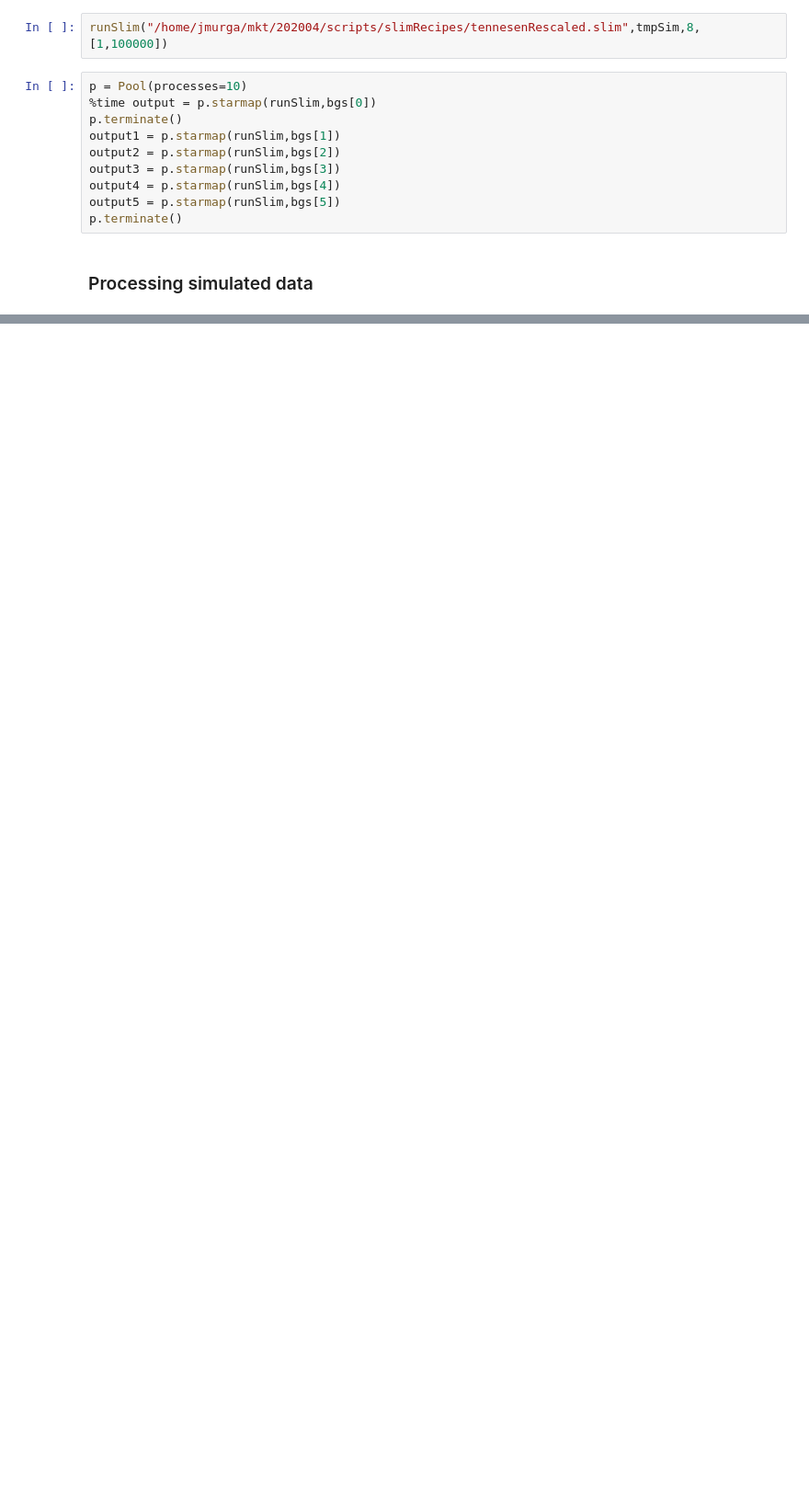
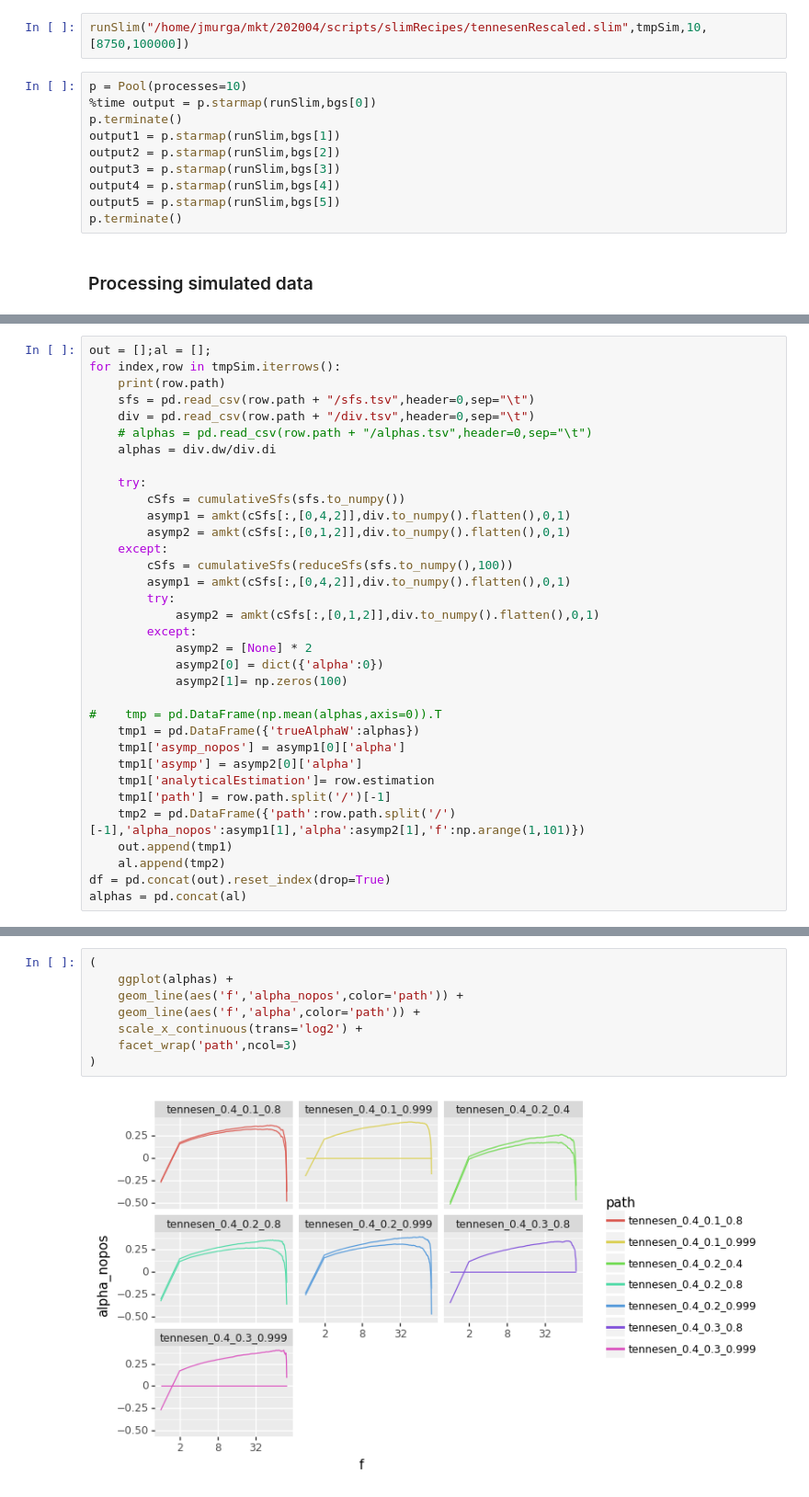
Before and after one commit to jmurga/abcmk_simulations, a Jupyter notebook: scripts/notebooks/bgsSimulations.ipynb, the cells around one changed output, grey strips where cells are left out. Shown: that part at 92% size. Cells and saved outputs as stored; diff of their text form; blank space fills up the shorter version.

Commit message:
new read, tables

```diff
--- a/scripts/notebooks/bgsSimulations.ipynb
+++ b/scripts/notebooks/bgsSimulations.ipynb
@@ -422,7 +432,7 @@ def runSlim(recipe,simTable,threads,replicas,slimPath="/home/jmurga/.conda/envs/
 
     process = subprocess.run(tmp, shell=True,check=True,executable='/bin/bash')
 # %%
-runSlim("/home/jmurga/mkt/202004/scripts/slimRecipes/tennesenRescaled.slim",tmpSim,8,[1,100000])
+runSlim("/home/jmurga/mkt/202004/scripts/slimRecipes/tennesenRescaled.slim",tmpSim,10,[8750,100000])
 # %%
 p = Pool(processes=10)
 %time output = p.starmap(runSlim,bgs[0])
@@ -462,0 +454,34 @@ df.set_index(tmpSim.path.apply(lambda row: row.split('/')[-1]))
+# %%
+out = [];al = [];
+for index,row in tmpSim.iterrows():
+    print(row.path)
+    sfs = pd.read_csv(row.path + "/sfs.tsv",header=0,sep="\t")
+    div = pd.read_csv(row.path + "/div.tsv",header=0,sep="\t")
+    # alphas = pd.read_csv(row.path + "/alphas.tsv",header=0,sep="\t")
+    alphas = div.dw/div.di
+
+    try:
+        cSfs = cumulativeSfs(sfs.to_numpy())
+        asymp1 = amkt(cSfs[:,[0,4,2]],div.to_numpy().flatten(),0,1)
+        asymp2 = amkt(cSfs[:,[0,1,2]],div.to_numpy().flatten(),0,1)
+    except:
+        cSfs = cumulativeSfs(reduceSfs(sfs.to_numpy(),100))
+        asymp1 = amkt(cSfs[:,[0,4,2]],div.to_numpy().flatten(),0,1)
+        try:
+            asymp2 = amkt(cSfs[:,[0,1,2]],div.to_numpy().flatten(),0,1)
+        except:
+            asymp2 = [None] * 2
+            asymp2[0] = dict({'alpha':0})
+            asymp2[1]= np.zeros(100)
+
+#    tmp = pd.DataFrame(np.mean(alphas,axis=0)).T
+    tmp1 = pd.DataFrame({'trueAlphaW':alphas})
+    tmp1['asymp_nopos'] = asymp1[0]['alpha']
+    tmp1['asymp'] = asymp2[0]['alpha']
+    tmp1['analyticalEstimation']= row.estimation
+    tmp1['path'] = row.path.split('/')[-1]
+    tmp2 = pd.DataFrame({'path':row.path.split('/')[-1],'alpha_nopos':asymp1[1],'alpha':asymp2[1],'f':np.arange(1,101)})
+    out.append(tmp1)
+    al.append(tmp2)
+df = pd.concat(out).reset_index(drop=True)
+alphas = pd.concat(al)
@@ -462,0 +525,10 @@ df.set_index(tmpSim.path.apply(lambda row: row.split('/')[-1]))
+# %%
+(
+    ggplot(alphas) +
+    geom_line(aes('f','alpha_nopos',color='path')) +
+    geom_line(aes('f','alpha',color='path')) +
+    scale_x_continuous(trans='log2') +
+    facet_wrap('path',ncol=3)
+)
+# %% [output]
+[figure, added]
```
Also changed, not shown: parts of 13 cells of this notebook, 5 other files.
